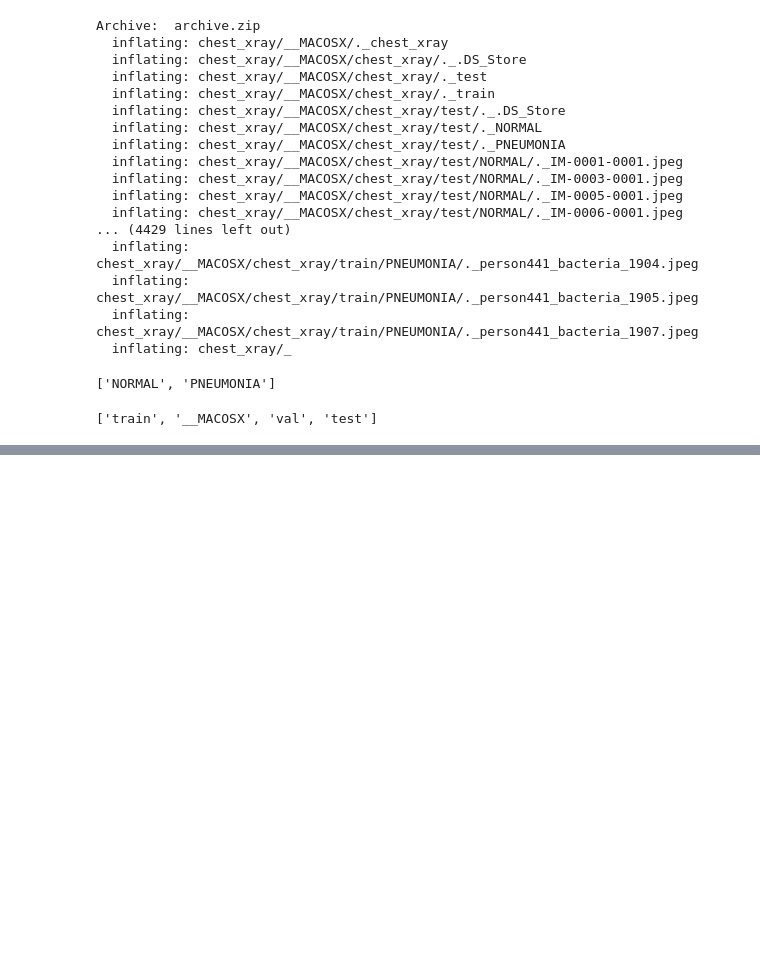
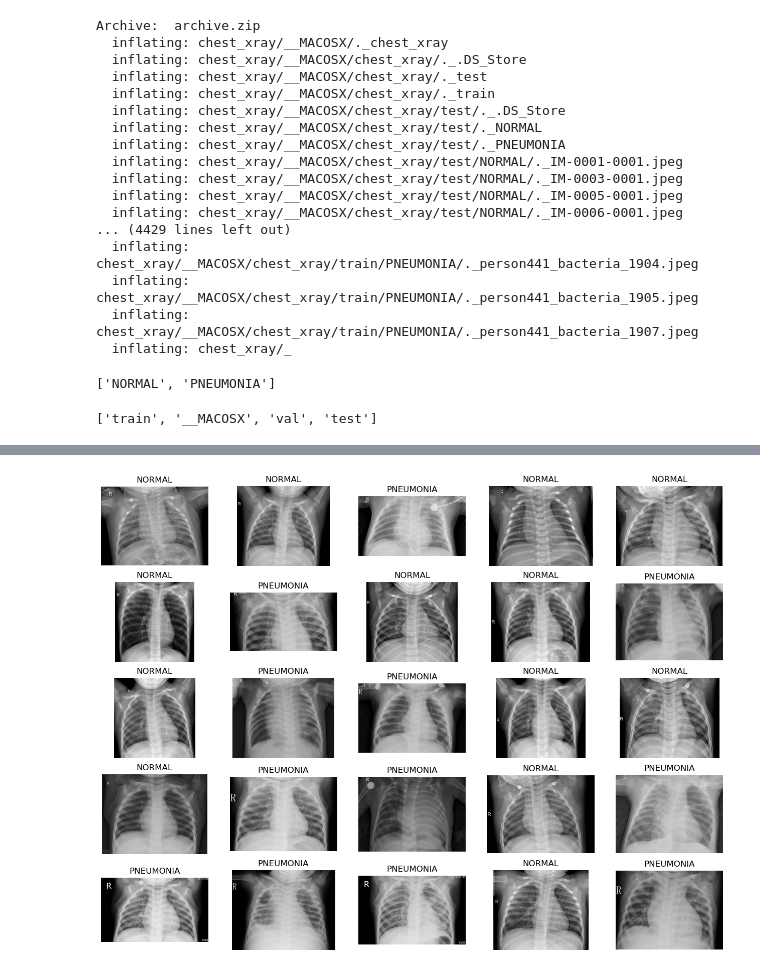
Before and after one commit to mohamedelhacen/chest_xray_pneumonia, a Jupyter notebook: Chest_XRay_Pneumonia.ipynb, the cells around one changed output, grey strips where cells are left out. Cells and saved outputs as stored; diff of their text form; code cells hidden in the pictures; blank space fills up the shorter version.

```diff
--- a/Chest_XRay_Pneumonia.ipynb
+++ b/Chest_XRay_Pneumonia.ipynb
@@ -34,0 +98,11 @@ os.listdir(dir_name)
+# %%
+plt.figure(figsize=(16, 12))
+for i in range(25):
+    rand = random.randint(0, len(train_files))
+    img = plt.imread(os.path.join(train_dir, train_labels[rand], train_files[rand]))
+    plt.subplot(5, 5, i+1)
+    plt.imshow(img, cmap='gray')
+    plt.axis('off')
+    plt.title(train_labels[rand])
+# %% [output]
+[figure, added]
```
Also changed, not shown: parts of 23 cells of this notebook.
